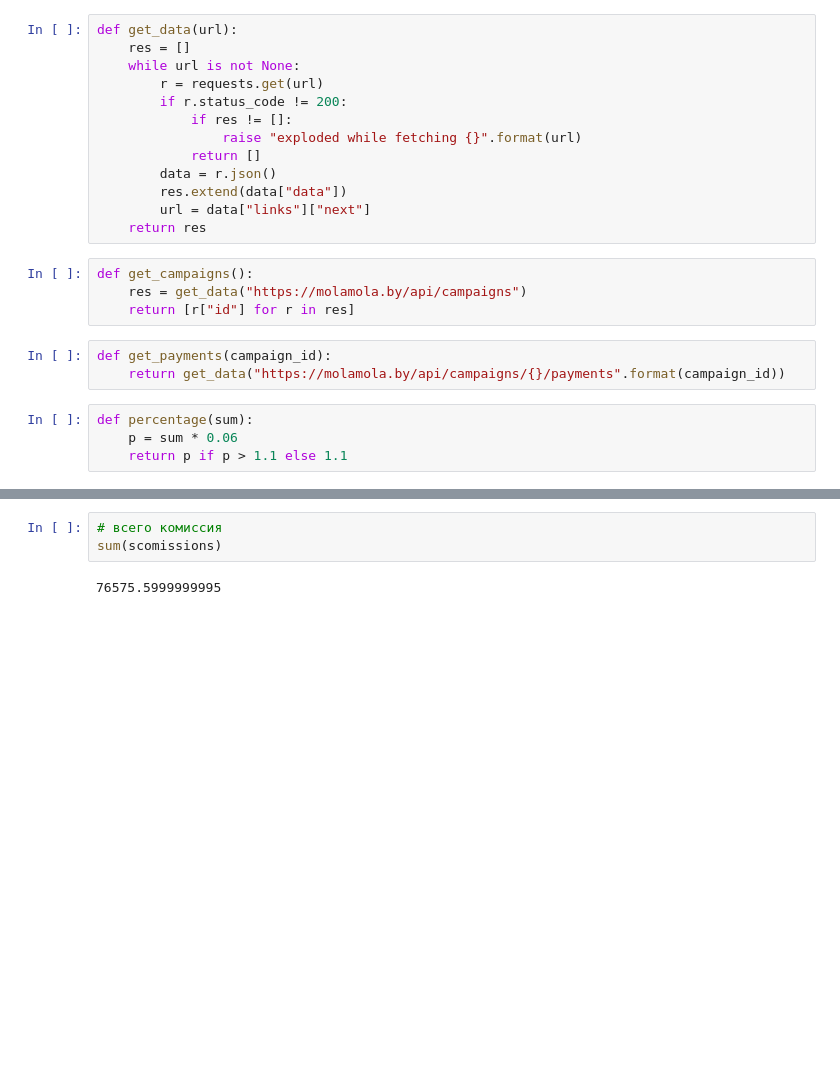
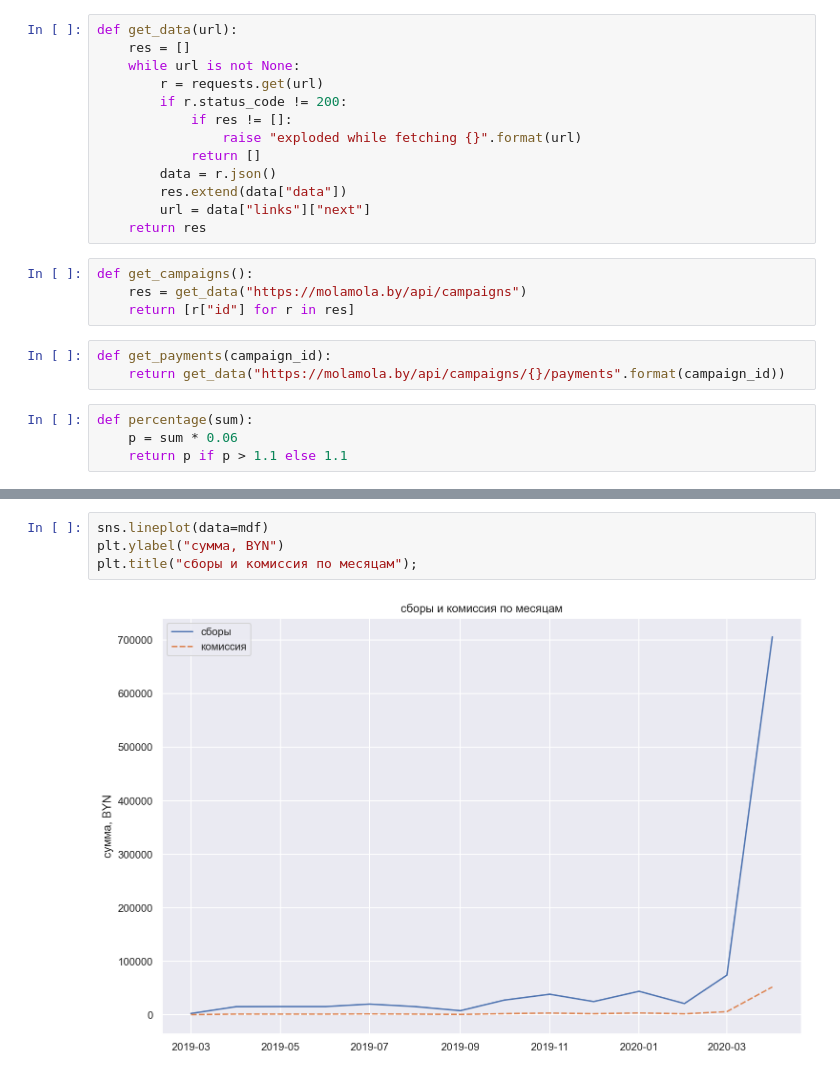
Before and after one commit to iced/motolkulator, a Jupyter notebook: motolkulator.ipynb, the cells around one changed output, grey strips where cells are left out. Saved outputs shown, nothing was run; the diff lists cells and outputs as text; blank space fills up the shorter version.

```diff
--- a/motolkulator.ipynb
+++ b/motolkulator.ipynb
@@ -87,5 +65,6 @@ sum(spayments)
-# %%
-# всего комиссия
-sum(scomissions)
-# %% [output]
-76575.5999999995
+# %%
+sns.lineplot(data=mdf)
+plt.ylabel("сумма, BYN")
+plt.title("сборы и комиссия по месяцам");
+# %% [output]
+[figure, added]
```
Also changed, not shown: parts of 13 cells of this notebook.
